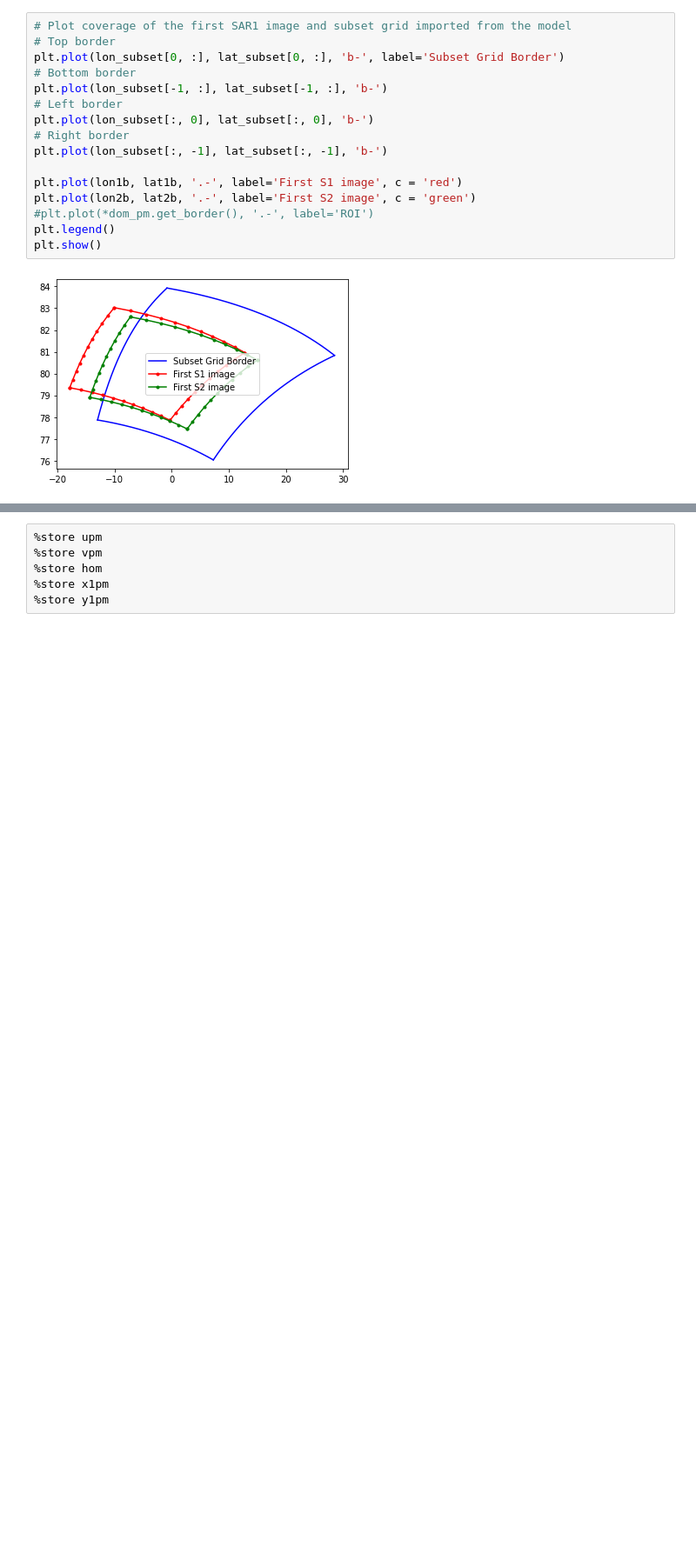
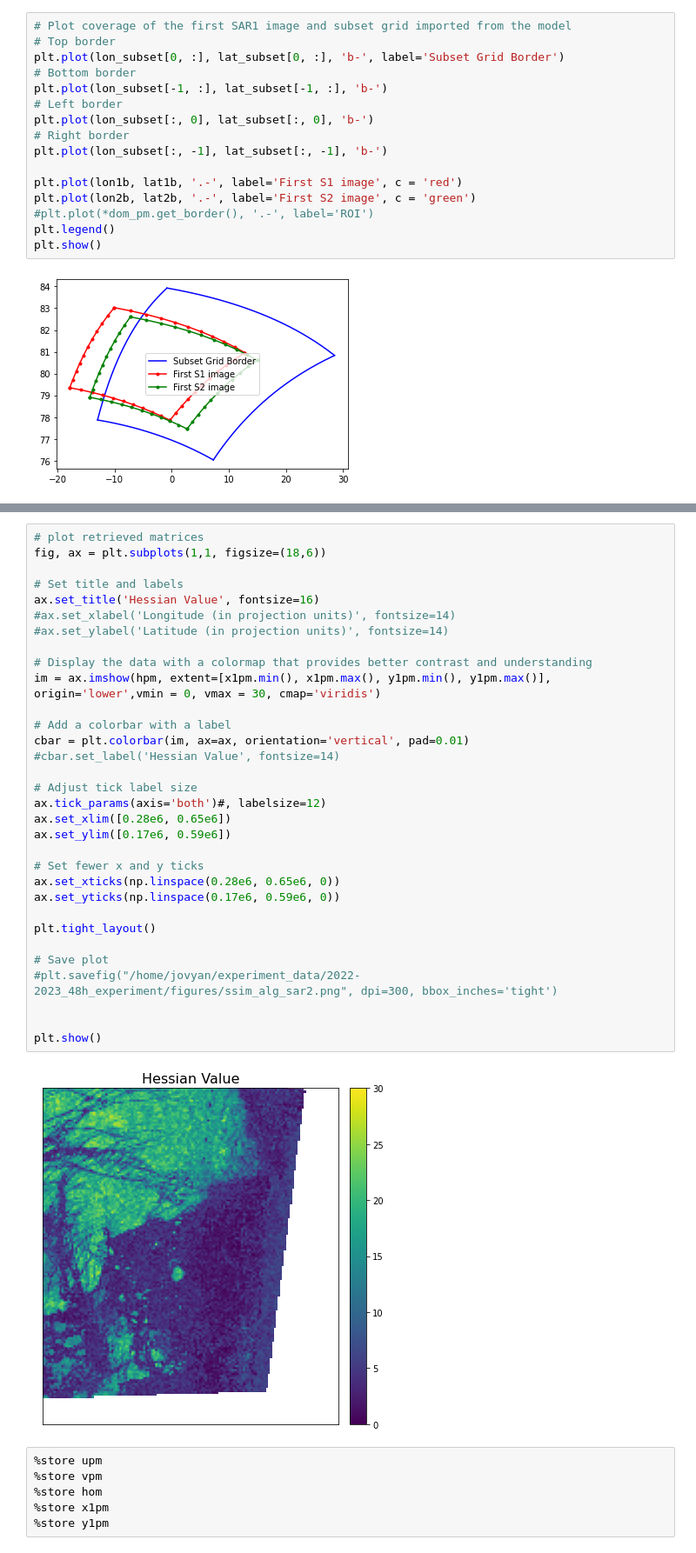
Before and after one commit to AnnaT1990/SAR_forecast_experiment, a Jupyter notebook: 2022-2023_48h_experiment/nersc_drift_algorithm/12-14feb_safe_SAR1-SAR2.ipynb, the cells around one changed output, grey strips where cells are left out. Shown at 87% size. Drawn from its saved outputs; the diff is of its cells as text; blank space fills up the shorter version.

```diff
--- a/2022-2023_48h_experiment/nersc_drift_algorithm/12-14feb_safe_SAR1-SAR2.ipynb
+++ b/2022-2023_48h_experiment/nersc_drift_algorithm/12-14feb_safe_SAR1-SAR2.ipynb
@@ -269,3 +305,37 @@ upm, vpm, apm, rpm, hpm, lon2pm, lat2pm = pattern_matching(lon1pm, lat1pm, n1, c
+# %%
+# plot retrieved matrices
+fig, ax = plt.subplots(1,1, figsize=(18,6))
+
+# Set title and labels
+ax.set_title('Hessian Value', fontsize=16)
+#ax.set_xlabel('Longitude (in projection units)', fontsize=14)
+#ax.set_ylabel('Latitude (in projection units)', fontsize=14)
+
+# Display the data with a colormap that provides better contrast and understanding
+im = ax.imshow(hpm, extent=[x1pm.min(), x1pm.max(), y1pm.min(), y1pm.max()], origin='lower',vmin = 0, vmax = 30, cmap='viridis')
+
+# Add a colorbar with a label
+cbar = plt.colorbar(im, ax=ax, orientation='vertical', pad=0.01)
+#cbar.set_label('Hessian Value', fontsize=14)
+
+# Adjust tick label size
+ax.tick_params(axis='both')#, labelsize=12)
+ax.set_xlim([0.28e6, 0.65e6])
+ax.set_ylim([0.17e6, 0.59e6])
+
+# Set fewer x and y ticks
+ax.set_xticks(np.linspace(0.28e6, 0.65e6, 0))
+ax.set_yticks(np.linspace(0.17e6, 0.59e6, 0))
+
+plt.tight_layout()
+
+# Save plot
+#plt.savefig("/home/jovyan/experiment_data/2022-2023_48h_experiment/figures/ssim_alg_sar2.png", dpi=300, bbox_inches='tight')
+
+
+plt.show()
+# %% [output]
+[figure, added]
 # %%
 %store upm
 %store vpm
```
Also changed, not shown: parts of 5 cells of this notebook, 2 other files.
